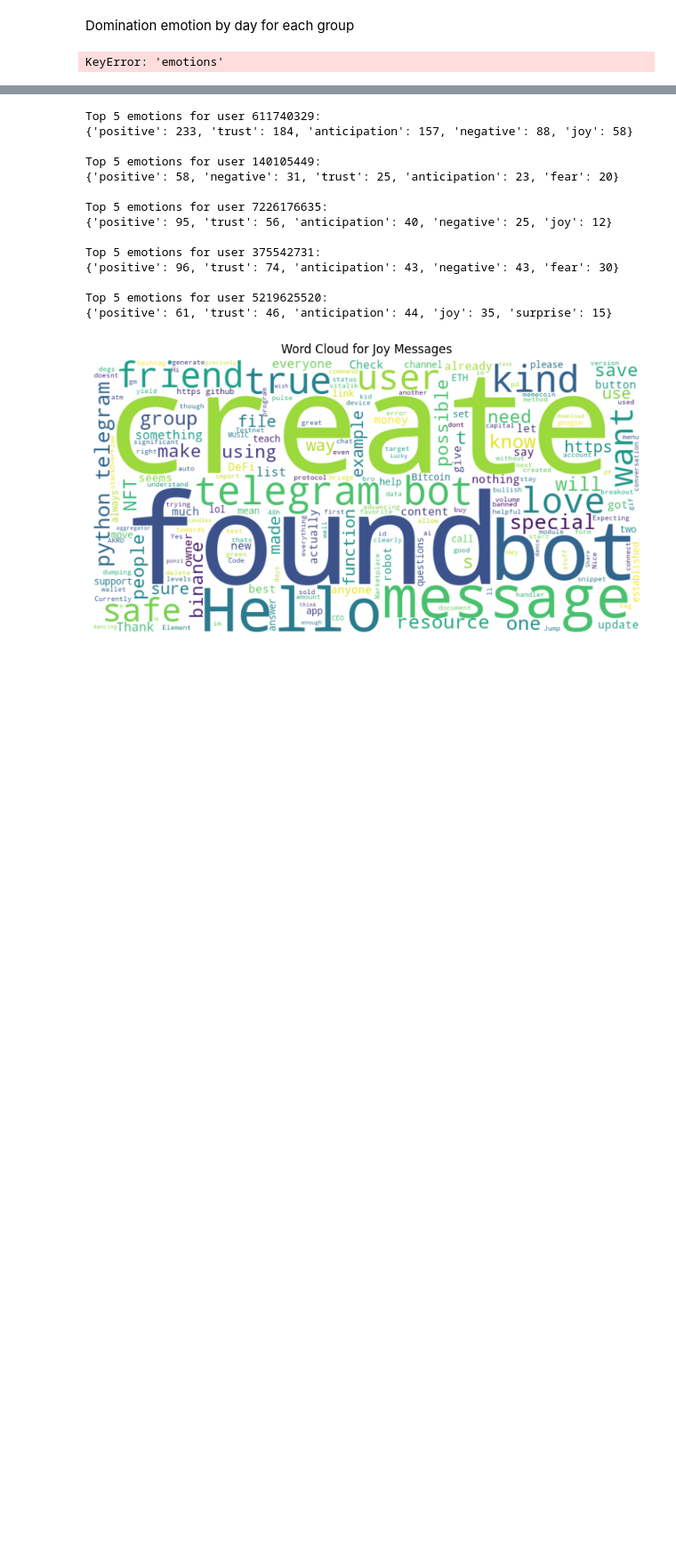
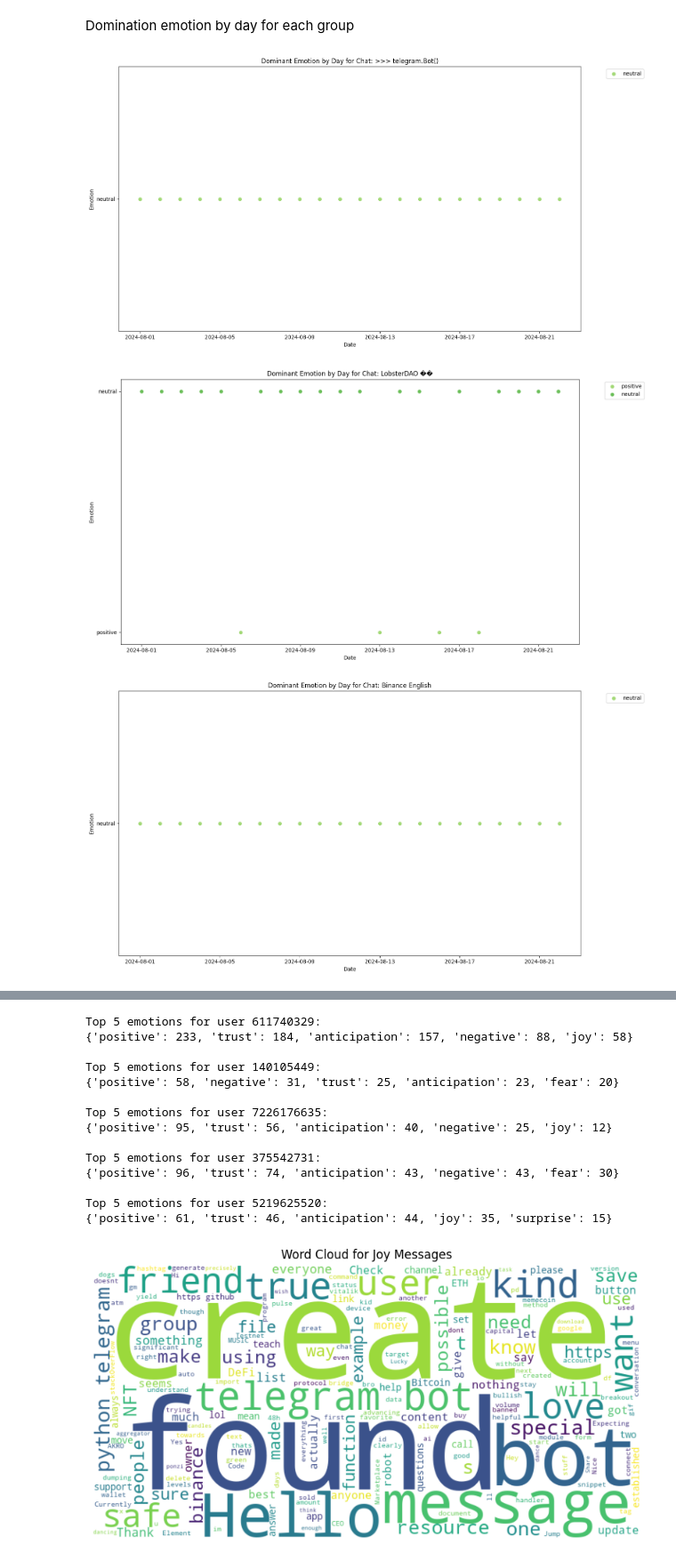
Before and after one commit to ada1312/telegram-scraping-etl, a Jupyter notebook: analysis/chat_analysis.ipynb, the cells around one changed output, grey strips where cells are left out. Shown at 89% size. Cells and saved outputs as stored; diff of their text form; code cells hidden in the pictures; blank space fills up the shorter version.

```diff
--- a/analysis/chat_analysis.ipynb
+++ b/analysis/chat_analysis.ipynb
@@ -737,33 +761,56 @@ abandon, abandoned, abandonment, abduction, abortion
 # %% [markdown]
 Domination emotion by day for each group
 # %%
-# Emotion over time analysis
-human_messages_df['date'] = pd.to_datetime(human_messages_df['date'])
-human_messages_df = human_messages_df.set_index('date')
+def analyze_emotions_over_time(df, chat_info):
+    # Ensure date column is datetime
+    df['date'] = pd.to_datetime(df['date'])
 
-# Function to get the dominant emotion
-def get_dominant_emotion(emotions):
-    return max(emotions, key=emotions.get) if emotions else 'neutral'
+    # Merge with chat_info to get chat names
+    chat_info.columns = ['id', 'chat_name', 'members_count']
+    chat_info['id'] = chat_info['id'].astype(int)
+    df = pd.merge(df, chat_info, left_on='chat_id', right_on='id', how='left')
 
-chat_messages['emotions'] = chat_messages['text'].apply(get_emotions)
+    # Function to get the dominant emotion
+    def get_dominant_emotion(emotions):
+        return max(emotions, key=emotions.get) if emotions else 'neutral'
 
-human_messages_df['dominant_emotion'] = human_messages_df['emotions'].apply(get_dominant_emotion)
+    # Apply get_emotions to the 'text' column if not already done
+    if 'emotions' not in df.columns:
+        df['emotions'] = df['text'].apply(get_emotions)
 
-# Resample by day and get the most common emotion
-daily_emotion = human_messages_df['dominant_emotion'].resample('D').agg(lambda x: x.value_counts().index[0] if len(x) > 0 else 'neutral')
+    df['dominant_emotion'] = df['emotions'].apply(get_dominant_emotion)
 
-# Plot emotions over time
-plt.figure(figsize=(15, 8))
-for emotion in set(daily_emotion.values):
-    emotion_days = daily_emotion[daily_emotion == emotion].index
-    plt.scatter(emotion_days, [emotion] * len(emotion_days), label=emotion)
+    # Analyze and plot for each chat
+    for chat_id in df['chat_id'].unique():
+        chat_df = df[df['chat_id'] == chat_id]
+        chat_name = chat_df['chat_name'].iloc[0]
 
-plt.title('Dominant Emotion by Day')
-plt.xlabel('Date')
-plt.ylabel('Emotion')
-plt.legend(bbox_to_anchor=(1.05, 1), loc='upper left')
-plt.tight_layout()
-plt.show()
+        chat_df = chat_df.set_index('date')
+
+        # Resample by day and get the most common emotion
+        daily_emotion = chat_df['dominant_emotion'].resample('D').agg(lambda x: x.value_counts().index[0] if len(x) > 0 else 'neutral')
+
+        # Plot emotions over time
+        plt.figure(figsize=(15, 8))
+        for emotion in set(daily_emotion.values):
+            emotion_days = daily_emotion[daily_emotion == emotion].index
+            plt.scatter(emotion_days, [emotion] * len(emotion_days), label=emotion)
+
+        plt.title(f'Dominant Emotion by Day for Chat: {chat_name}')
+        plt.xlabel('Date')
+        plt.ylabel('Emotion')
+        plt.legend(bbox_to_anchor=(1.05, 1), loc='upper left')
+        plt.tight_layout()
+        plt.show()
+
+# Convert chat_info to DataFrame if it's not already
+if not isinstance(chat_info, pd.DataFrame):
+    chat_info = pd.DataFrame(chat_info)
+
+# Call the function
+analyze_emotions_over_time(human_messages_df, chat_info)
 # %% [output]
-KeyError: 'emotions'
+[figure, added]
+[figure, added]
+[figure, added]
 # %%
```
Also changed, not shown: parts of 13 cells of this notebook.
